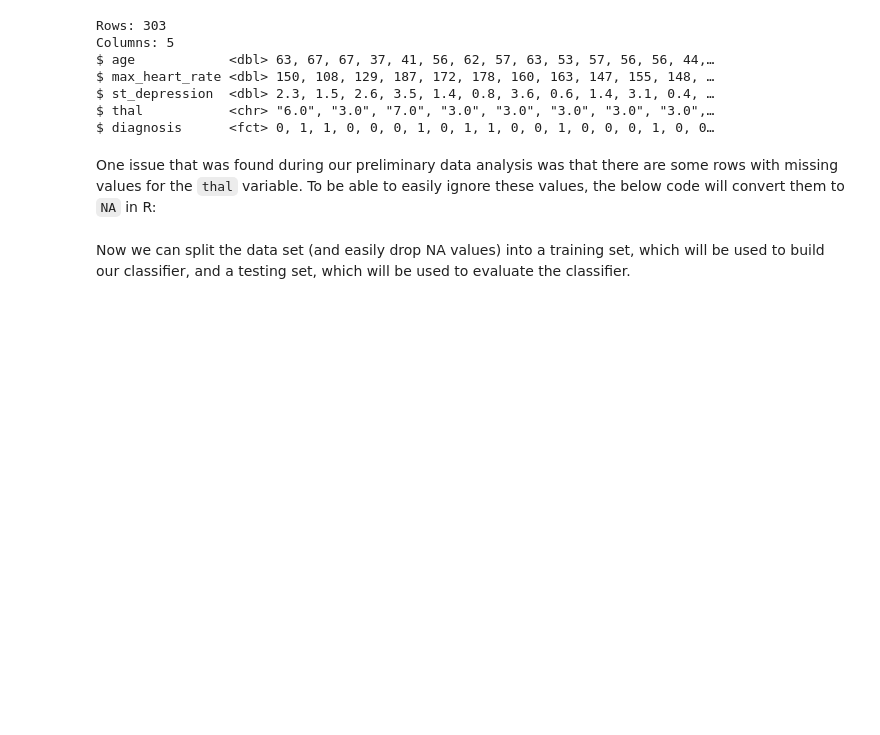
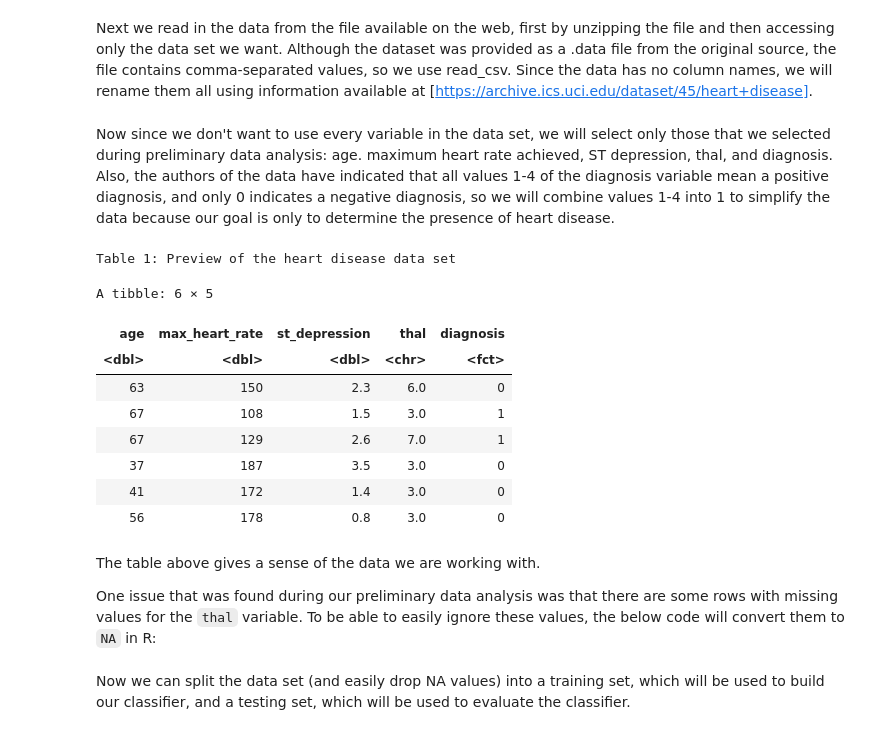
Before and after one commit to goete/Heart-Disease-Prediction-Modelling, a Jupyter notebook: final_report.ipynb, the cells around one changed output. Drawn from its saved outputs; the diff is of its cells as text; code cells hidden in the pictures; blank space fills up the shorter version.

```diff
--- a/final_report.ipynb
+++ b/final_report.ipynb
@@ -33,3 +34,5 @@ Warning message:
+# %% [markdown]
+Next we read in the data from the file available on the web, first by unzipping the file and then accessing only the data set we want. Although the dataset was provided as a .data file from the original source, the file contains comma-separated values, so we use read_csv. Since the data has no column names, we will rename them all using information available at [https://archive.ics.uci.edu/dataset/45/heart+disease].
 # %%
 url <- "https://archive.ics.uci.edu/static/public/45/heart+disease.zip"
 heart_temp <- tempfile()
@@ -41,22 +44,30 @@ data <- read_csv(unzip(heart_temp, "processed.cleveland.data"), col_names = FALS
            st_depression = X10, slope = X11, major_vessels = X12, thal = X13,
            diagnosis = X14)
 unlink(heart_temp)
+# %% [markdown]
+Now since we don't want to use every variable in the data set, we will select only those that we selected during preliminary data analysis: age. maximum heart rate achieved, ST depression, thal, and diagnosis. Also, the authors of the data have indicated that all values 1-4 of the diagnosis variable mean a positive diagnosis, and only 0 indicates a negative diagnosis, so we will combine values 1-4 into 1 to simplify the data because our goal is only to determine the presence of heart disease.
 # %%
 data_selected <- data |>
     select(age, max_heart_rate, st_depression, thal, diagnosis) |>
     mutate(diagnosis = as_factor(diagnosis)) |>
     mutate(diagnosis = fct_recode(diagnosis, "1" = "2", "1" = "3", "1" = "4"))
 
-glimpse(data_selected)
+cat("Table 1: Preview of the heart disease data set")
+head(data_selected)
 # %% [output]
-Rows: 303
-Columns: 5
-$ age            <dbl> 63, 67, 67, 37, 41, 56, 62, 57, 63, 53, 57, 56, 56, 44,…
-$ max_heart_rate <dbl> 150, 108, 129, 187, 172, 178, 160, 163, 147, 155, 148, …
-$ st_depression  <dbl> 2.3, 1.5, 2.6, 3.5, 1.4, 0.8, 3.6, 0.6, 1.4, 3.1, 0.4, …
-$ thal           <chr> "6.0", "3.0", "7.0", "3.0", "3.0", "3.0", "3.0", "3.0",…
-$ diagnosis      <fct> 0, 1, 1, 0, 0, 0, 1, 0, 1, 1, 0, 0, 1, 0, 0, 0, 1, 0, 0…
+Table 1: Preview of the heart disease data set
+A tibble: 6 × 5
+| age | max_heart_rate | st_depression | thal | diagnosis |
+| <dbl> | <dbl> | <dbl> | <chr> | <fct> |
+| 63 | 150 | 2.3 | 6.0 | 0 |
+| 67 | 108 | 1.5 | 3.0 | 1 |
+| 67 | 129 | 2.6 | 7.0 | 1 |
+| 37 | 187 | 3.5 | 3.0 | 0 |
+| 41 | 172 | 1.4 | 3.0 | 0 |
+| 56 | 178 | 0.8 | 3.0 | 0 |
 # %% [markdown]
+The table above gives a sense of the data we are working with.
+
 One issue that was found during our preliminary data analysis was that there are some rows with missing values for the `thal` variable. To be able to easily ignore these values, the below code will convert them to `NA` in R:
 # %%
 data_selected <- mutate(data_selected, thal = if_else(thal == "?", NA, thal)) |>
```
Also changed, not shown: parts of 11 cells of this notebook.
